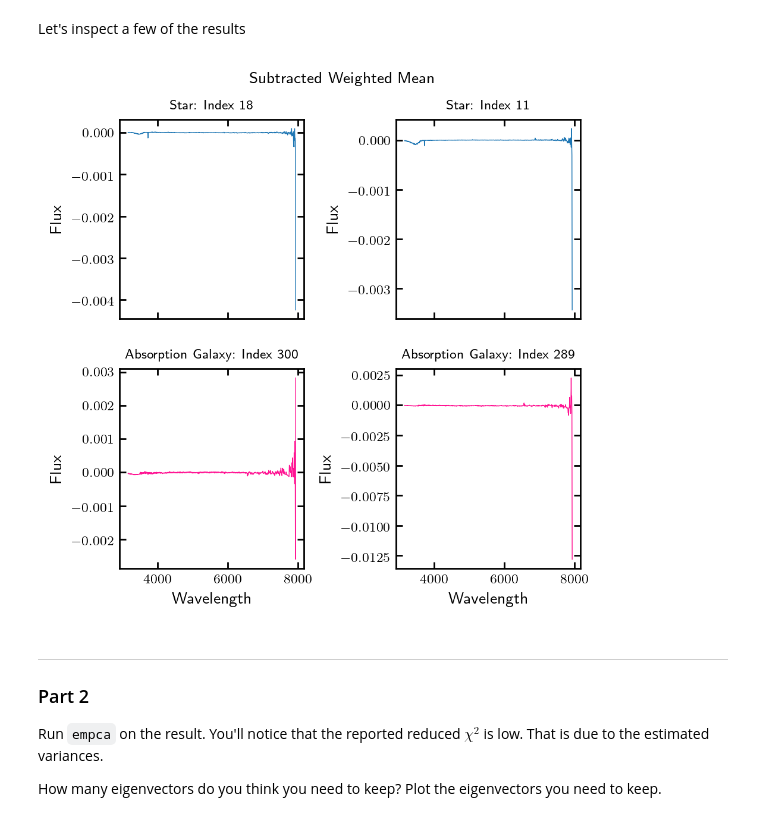
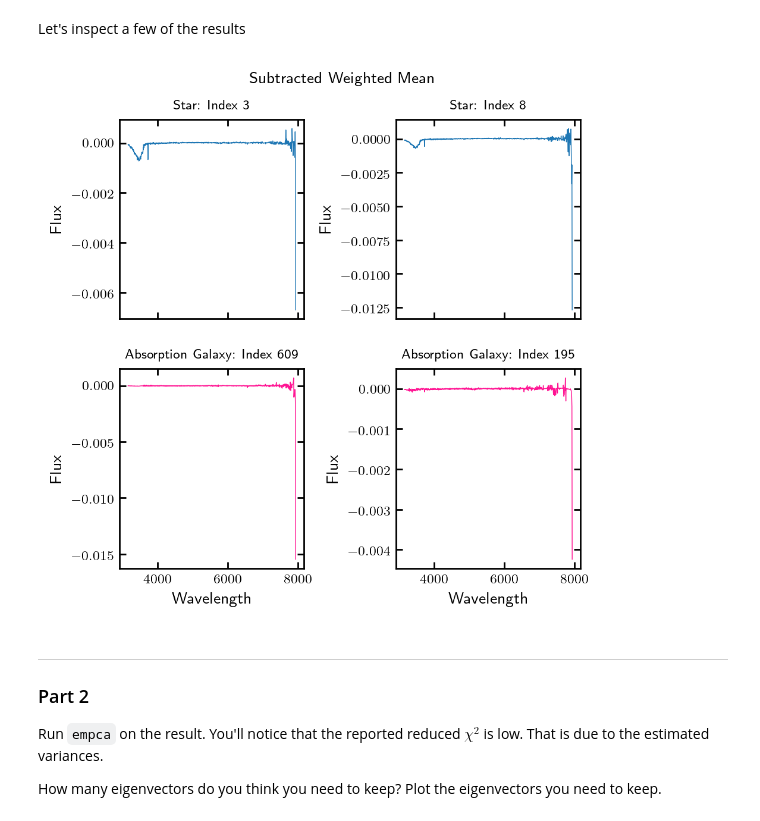
Before and after one commit to bbonine/machine_learning_astr5900, a Jupyter notebook: exercises/lec_16_pca.ipynb, the cells around one changed output. Saved outputs shown, nothing was run; the diff lists cells and outputs as text; code cells hidden in the pictures.

```diff
--- a/exercises/lec_16_pca.ipynb
+++ b/exercises/lec_16_pca.ipynb
@@ -186,32 +186,32 @@ Let's inspect a few of the results
 # %%
 # Plot the above curves
 
 fig, axs = plt.subplots(2,2, facecolor='w', edgecolor='k', dpi = 200,figsize = [5,5], sharex = True)
 fig.subplots_adjust(hspace = 0.25, wspace=.5)
 
 fig.suptitle("Subtracted Weighted Mean", x =0.5, y = 0.96)
 
 
 axs = axs.ravel()
 
 # Pull indices from above plot titles. This is hard coded out of laziness; you'll have to update
 # these number if you run this on your own!
-indices = [18,11,300,289]
+indices = [3,8,609,195]
 
 
 for i in range(0,2):
     axs[i].plot(wavelengths,data_sub_s[indices[i]], linewidth = 0.5, color = 'tab:blue')
     axs[i].set_ylabel('Flux', fontsize = 10)
     axs[i].set_title('Star: Index '+ str(indices[i]), fontsize = 8 )
 
 
 for i in range(2,4):
     axs[i].plot(wavelengths,data_sub_g[indices[i]], linewidth = 0.5, color = 'deeppink')
     axs[i].set_ylabel('Flux', fontsize = 10)
     axs[i].set_xlabel('Wavelength', fontsize = 10)
     axs[i].set_title('Absorption Galaxy: Index '+ str(indices[i]), fontsize = 8 )
 # %% [output]
-[figure, old version]
+[figure, new version]
 # %% [markdown]
 ______________________________
 ### Part 2
```
Also changed, not shown: parts of 11 cells of this notebook.
